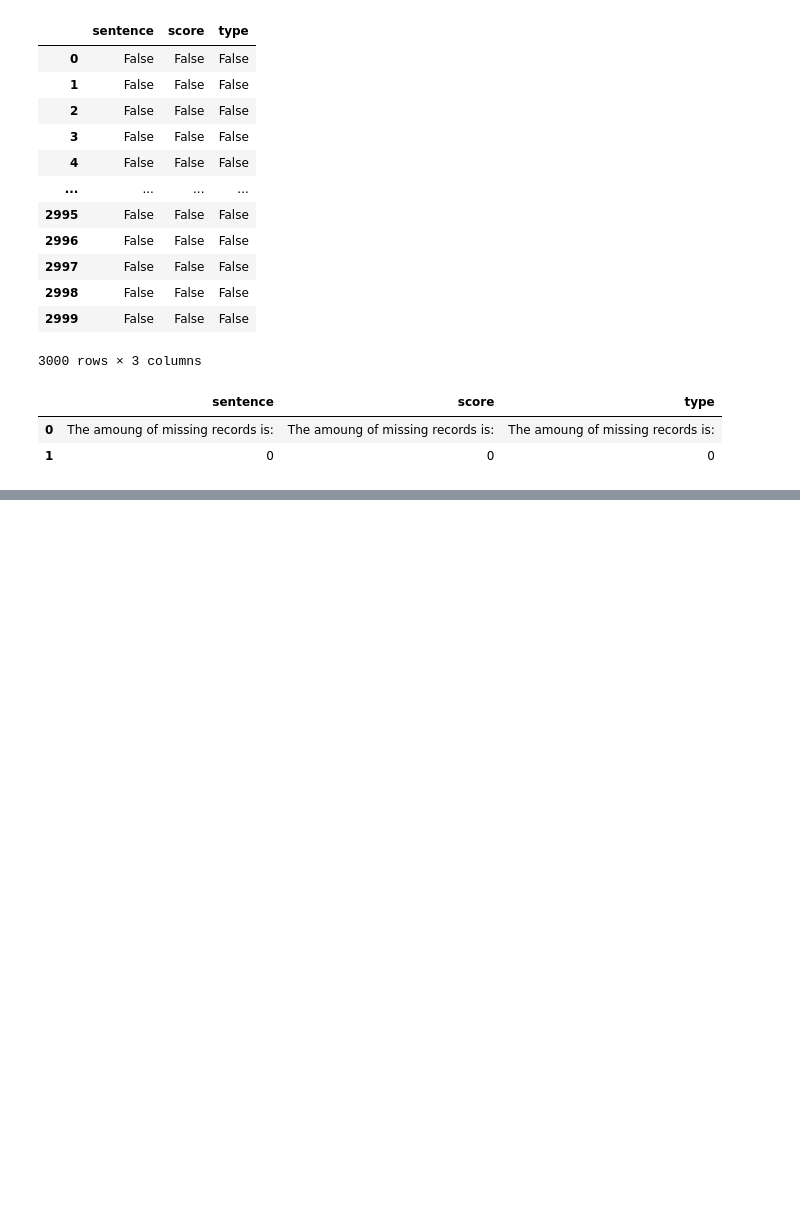
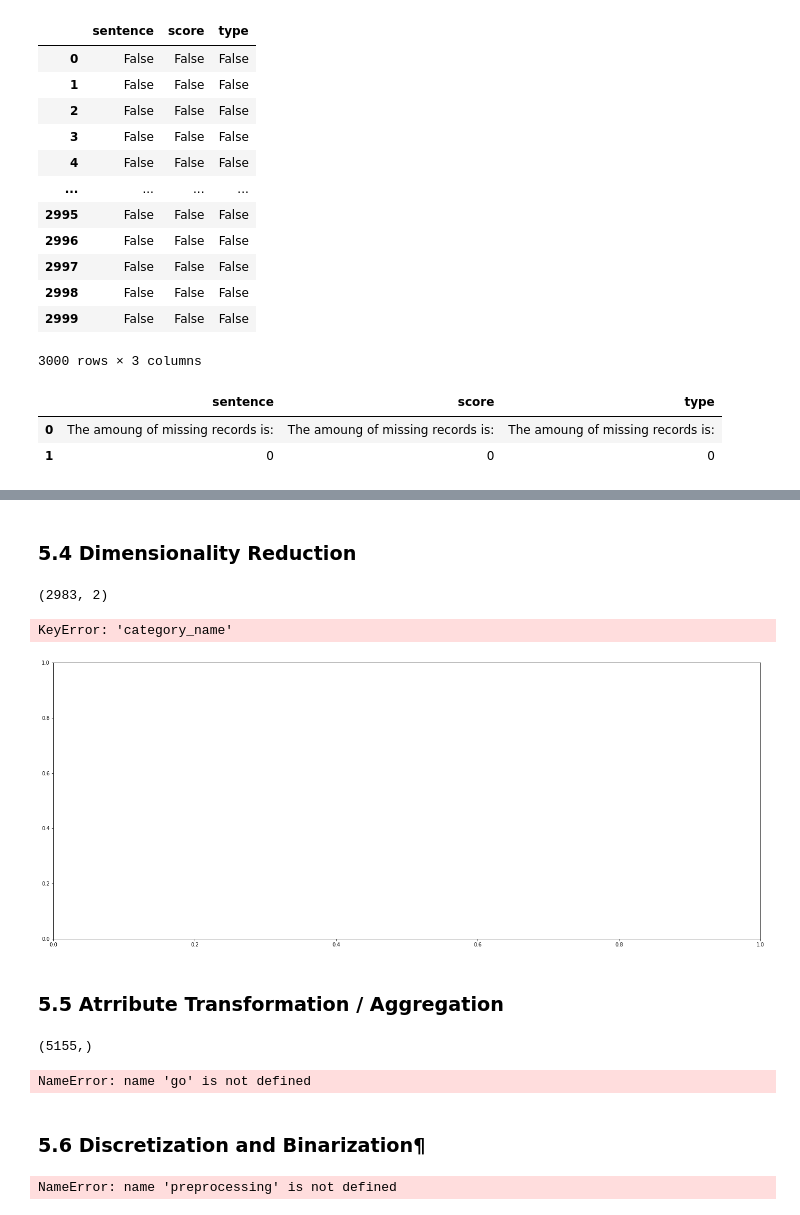
Before and after one commit to Coffeeps/DM, a Jupyter notebook: HW0123.ipynb, the cells around one changed output, grey strips where cells are left out. Saved outputs shown, nothing was run; the diff lists cells and outputs as text; code cells hidden in the pictures; blank space fills up the shorter version.

```diff
--- a/HW0123.ipynb
+++ b/HW0123.ipynb
@@ -540,0 +713,29 @@ X.isnull().apply(lambda x: dmh.check_missing_values(x))
+# %% [markdown]
+### 5.4 Dimensionality Reduction
+# %%
+### PCA reduce to dim = 2
+X_reduced = PCA(n_components = 2).fit_transform(X_counts.toarray())
+print(X_reduced.shape)
+
+# plot
+col = ['red', 'blue']
+categories = ['negative', 'positive']
+
+fig = plt.figure(figsize = (25,10))
+ax = fig.subplots()
+
+for c, category in zip(col, categories):
+    xs = X_reduced[X['category_name'] == category].T[0]
+    ys = X_reduced[X['category_name'] == category].T[1]
+
+    ax.scatter(xs, ys, c = c, marker='o')
+
+ax.grid(color='gray', linestyle=':', linewidth=2, alpha=0.2)
+ax.set_xlabel('\nX Label')
+ax.set_ylabel('\nY Label')
+
+plt.show()
+# %% [output]
+(2983, 2)
+KeyError: 'category_name'
+[figure, added]
@@ -540,0 +745,38 @@ X.isnull().apply(lambda x: dmh.check_missing_values(x))
+# %% [markdown]
+### 5.5 Atrribute Transformation / Aggregation
+# %%
+### compute term frequency by summing the X_counts for each attribute
+term_frequencies = np.asarray(X_counts.sum(axis=0))[0]
+print(term_frequencies.shape)
+
+### visualize the fisrt 300 term frequency into a log scale
+import math
+term_frequencies_log = [math.log(i) for i in term_frequencies]
+
+# Form term name list and term frequencies list for the first 300 terms
+term_names = np.array(['term_'+i for i in count_vect.get_feature_names()])[:300]
+term_frequencies = np.asarray(term_frequencies_log)[:300]
+
+# plot
+fig = go.Figure(data=[go.Bar(
+            x=term_names, y=term_frequencies,
+            text=term_frequencies,
+            textposition='auto',
+        )])
+fig.show()
+# %% [output]
+(5155,)
+NameError: name 'go' is not defined
+# %% [markdown]
+### 5.6 Discretization and Binarization¶
+# %%
+### generate the binarization using the score column
+mlb = preprocessing.LabelBinarizer()
+mlb.fit(X.score)
+print(mlb.classes_)
+
+# transform category_name column to generate bin_category
+X['bin_category'] = mlb.transform(X['score']).tolist()
+display(X[0:9])
+# %% [output]
+NameError: name 'preprocessing' is not defined
```
Also changed, not shown: parts of 38 cells of this notebook.
